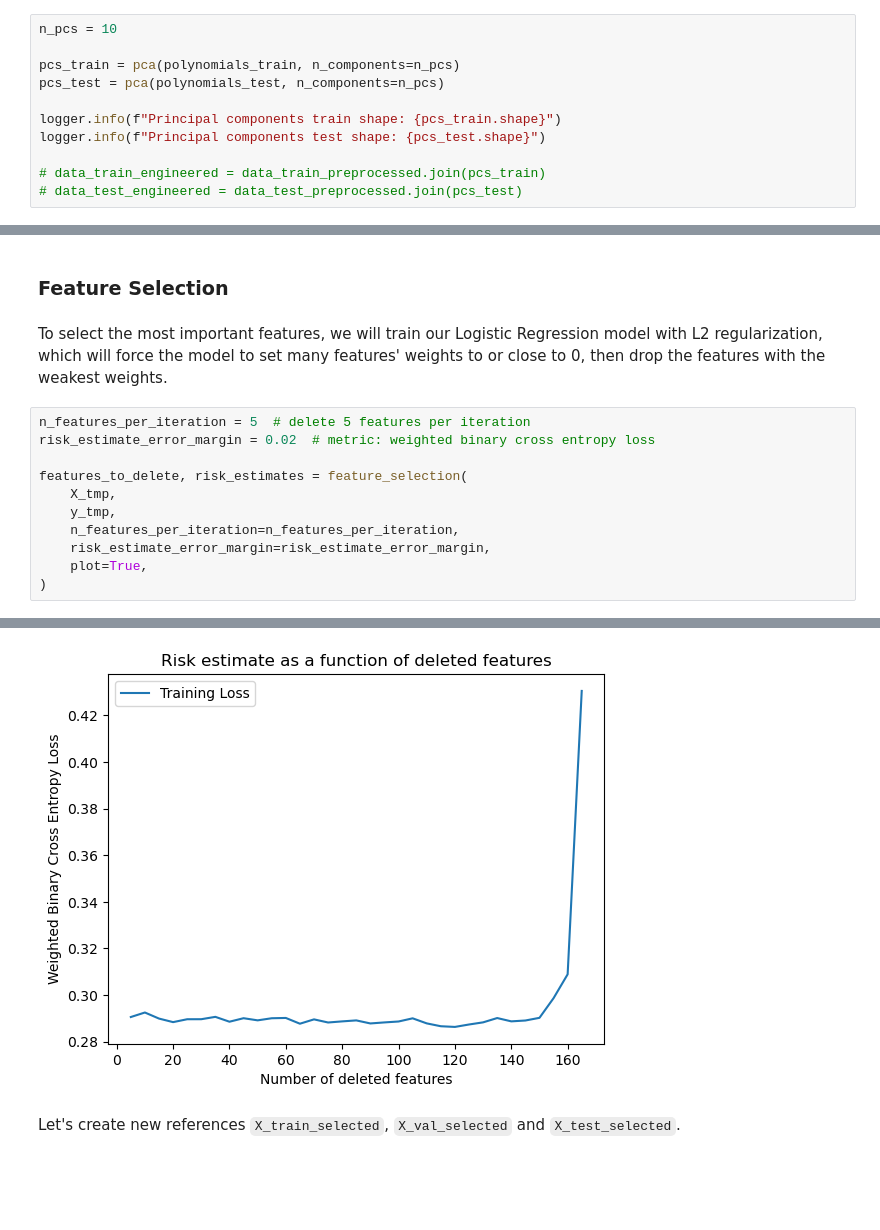
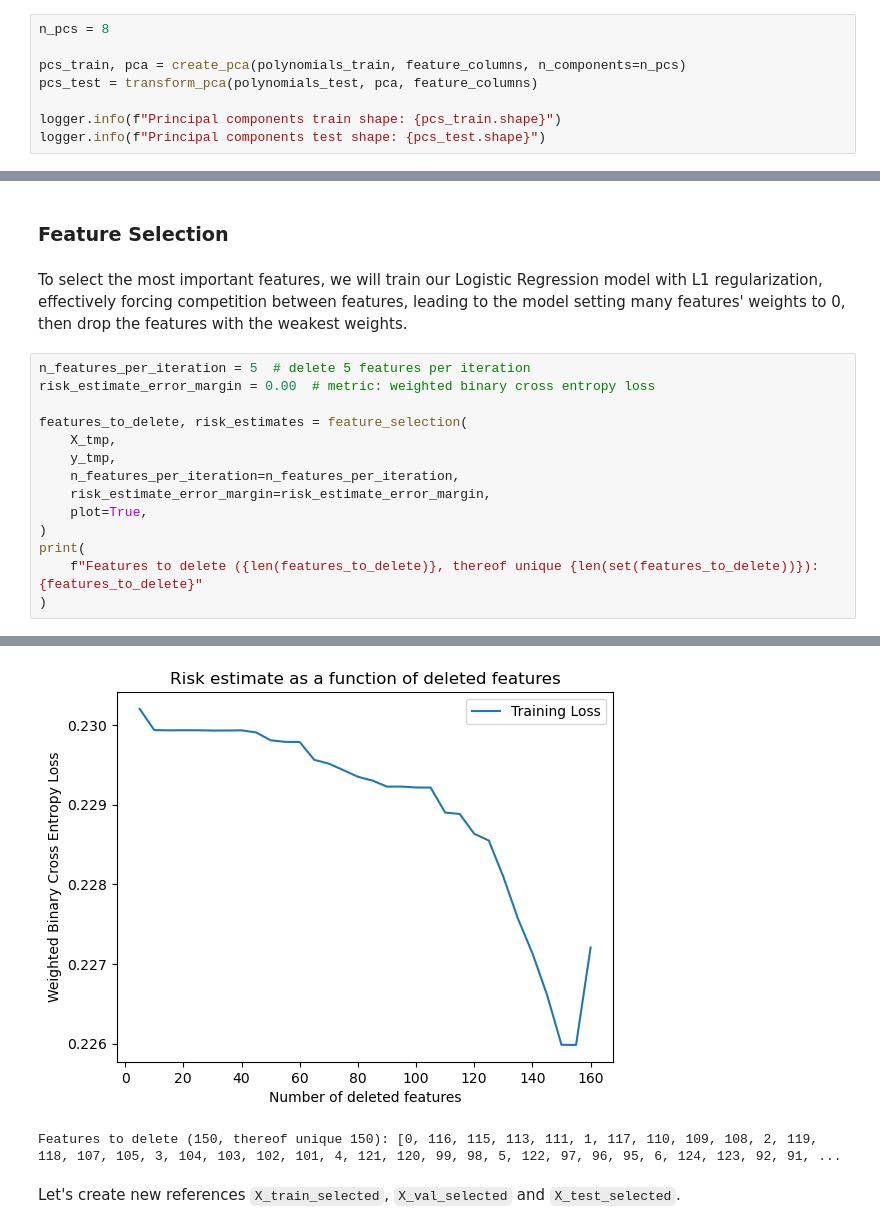
Before and after one commit to paulutsch/binary-stroke-classification, a Jupyter notebook: notebooks/main.ipynb, the cells around one changed output, grey strips where cells are left out. Saved outputs shown, nothing was run; the diff lists cells and outputs as text; blank space fills up the shorter version.

```diff
--- a/notebooks/main.ipynb
+++ b/notebooks/main.ipynb
@@ -219,14 +242,11 @@ logger.info(f"Polynomials test shape: {polynomials_test.shape}")
 # %% [markdown]
 We can see that we got quite a lot more features! Those are clearly too many to include (even too many to plot!). After applying Principal Component Analysis (PCA) in the next step, we will reduce the dimensionality of the feature space. In order to avoid the "Qual der Wahl" (the agony of choice), we will simply let the Logistic Regression model decide which features are important.
 # %%
-n_pcs = 10
+n_pcs = 8
 
-pcs_train = pca(polynomials_train, n_components=n_pcs)
-pcs_test = pca(polynomials_test, n_components=n_pcs)
+pcs_train, pca = create_pca(polynomials_train, feature_columns, n_components=n_pcs)
+pcs_test = transform_pca(polynomials_test, pca, feature_columns)
 
 logger.info(f"Principal components train shape: {pcs_train.shape}")
 logger.info(f"Principal components test shape: {pcs_test.shape}")
-
-# data_train_engineered = data_train_preprocessed.join(pcs_train)
-# data_test_engineered = data_test_preprocessed.join(pcs_test)
 # %% [output]
@@ -259,10 +282,10 @@ logger.info(f"Last ten features in data_test_tmp: {data_test_tmp.columns[-10:]}"
 # %% [markdown]
 ### Feature Selection
 # %% [markdown]
-To select the most important features, we will train our Logistic Regression model with L2 regularization, which will force the model to set many features' weights to or close to 0, then drop the features with the weakest weights.
+To select the most important features, we will train our Logistic Regression model with L1 regularization, effectively forcing competition between features, leading to the model setting many features' weights to 0, then drop the features with the weakest weights.
 # %%
 n_features_per_iteration = 5  # delete 5 features per iteration
-risk_estimate_error_margin = 0.02  # metric: weighted binary cross entropy loss
+risk_estimate_error_margin = 0.00  # metric: weighted binary cross entropy loss
 
 features_to_delete, risk_estimates = feature_selection(
     X_tmp,
@@ -271,4 +294,7 @@ features_to_delete, risk_estimates = feature_selection(
     risk_estimate_error_margin=risk_estimate_error_margin,
     plot=True,
 )
+print(
+    f"Features to delete ({len(features_to_delete)}, thereof unique {len(set(features_to_delete))}): {features_to_delete}"
+)
 # %% [output]
@@ -292,4 +318,5 @@ Number of features to delete: 150
-[figure, old version]
+[figure, new version]
+Features to delete (150, thereof unique 150): [0, 116, 115, 113, 111, 1, 117, 110, 109, 108, 2, 119, 118, 107, 105, 3, 104, 103, 102, 101, 4, 121, 120, 99, 98, 5, 122, 97, 96, 95, 6, 124, 123, 92, 91, ...
 # %% [markdown]
 Let's create new references `X_train_selected`, `X_val_selected` and `X_test_selected`.
 # %%
```
Also changed, not shown: parts of 21 cells of this notebook, 5 other files.
